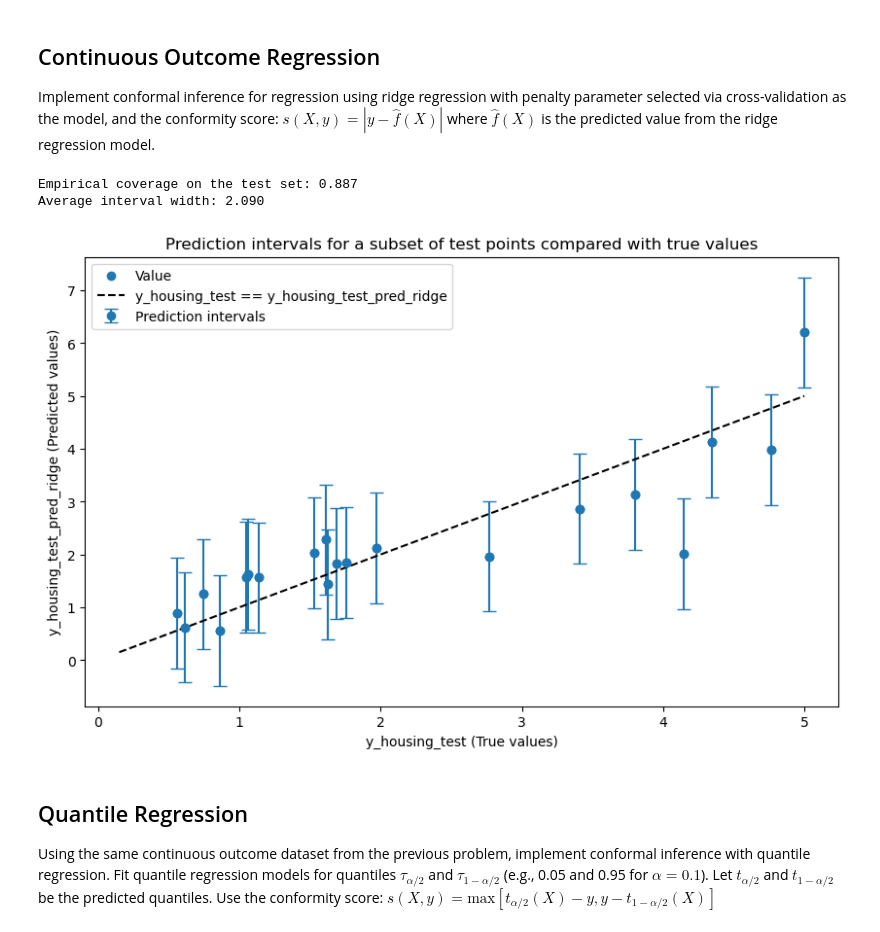
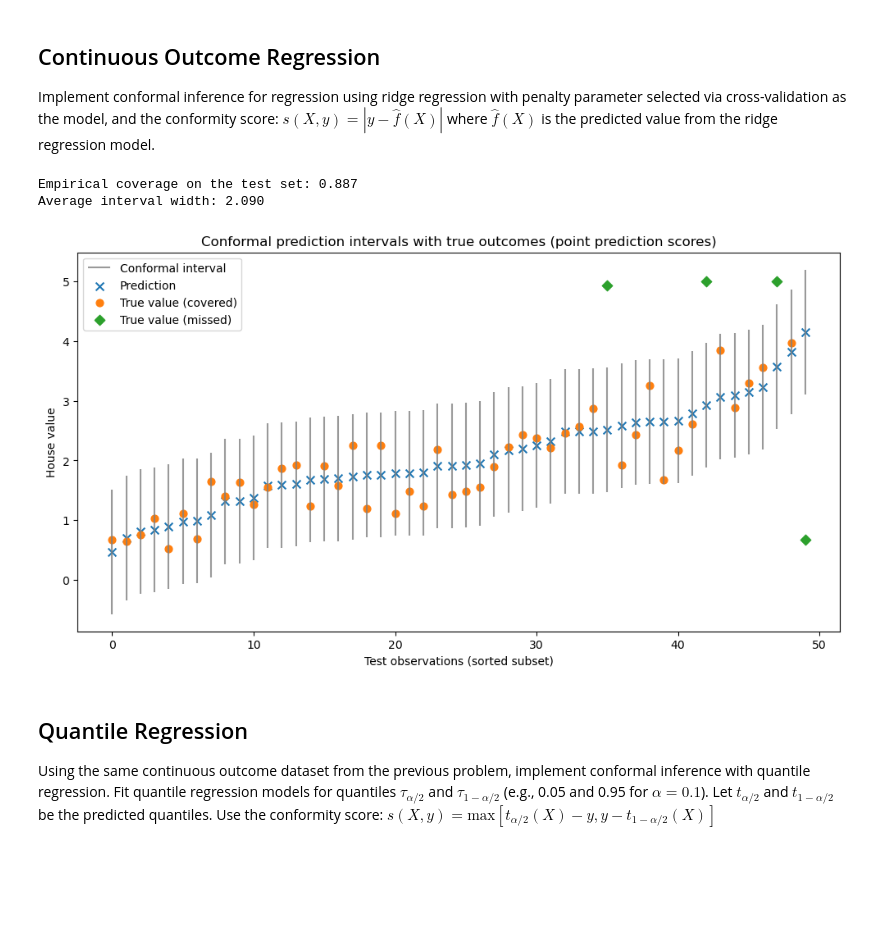
Before and after one commit to emilyfu1/assignments_ML, a Jupyter notebook: EmilyFu_A3.ipynb, the cells around one changed output. Saved outputs shown, nothing was run; the diff lists cells and outputs as text; code cells hidden in the pictures; blank space fills up the shorter version.

```diff
--- a/EmilyFu_A3.ipynb
+++ b/EmilyFu_A3.ipynb
@@ -219,25 +220,47 @@ print(f'Empirical coverage on the test set: {coverage_ridge:.3f}')
 interval_widths_ridge = upper_ridge - lower_ridge
 avg_interval_width_ridge = np.mean(interval_widths_ridge)
 print(f'Average interval width: {avg_interval_width_ridge:.3f}')
-
-# and plot prediction intervals for a subset of test points compared with true values.
-plt.figure(figsize=(10, 6))
-plt.scatter(y_housing_test[subset_indices], y_housing_test_pred_ridge[subset_indices], label='Value')
-plt.errorbar(y_housing_test[subset_indices], y_housing_test_pred_ridge[subset_indices],
-             yerr=[y_housing_test_pred_ridge[subset_indices] - lower_ridge[subset_indices],
-                    upper_ridge[subset_indices] - y_housing_test_pred_ridge[subset_indices]],
-             fmt='o', capsize=5, label='Prediction intervals')
-plt.plot([y_housing_test.min(), y_housing_test.max()], [y_housing_test.min(), y_housing_test.max()], 'k--',
-         label='y_housing_test == y_housing_test_pred_ridge')
-plt.xlabel('y_housing_test (True values)')
-plt.ylabel('y_housing_test_pred_ridge (Predicted values)')
-plt.title('Prediction intervals for a subset of test points compared with true values')
-plt.legend()
-plt.show()
 # %% [output]
 Empirical coverage on the test set: 0.887
 Average interval width: 2.090
-[figure, removed]
+# %%
+# and plot prediction intervals for a subset of test points compared with true values.
+
+# extract values
+y_true_sub = y_housing_test[subset_idx]
+y_pred_sub = y_housing_test_pred_ridge[subset_idx]
+lower_sub = lower_ridge[subset_idx]
+upper_sub = upper_ridge[subset_idx]
+
+# sort values by predicted value for visualisaiton
+order = np.argsort(y_pred_sub)
+y_true_sub = y_true_sub[order]
+y_pred_sub = y_pred_sub[order]
+lower_sub = lower_sub[order]
+upper_sub = upper_sub[order]
+
+x = np.arange(n_plot)
+
+plt.figure(figsize=(12, 6))
+
+# interval as vertical lines
+plt.vlines(x, lower_sub, upper_sub, color='gray', alpha=0.8, label='Conformal interval')
+
+# predicted value
+plt.scatter(x, y_pred_sub, marker='x', s=50, label='Prediction')
+
+# true value
+covered = (y_true_sub >= lower_sub) & (y_true_sub <= upper_sub)
+plt.scatter(x[covered], y_true_sub[covered], s=40, label='True value (covered)')
+plt.scatter(x[~covered], y_true_sub[~covered], s=40, marker='D', label='True value (missed)')
+
+plt.xlabel('Test observations (sorted subset)')
+plt.ylabel('House value')
+plt.title('Conformal prediction intervals with true outcomes (point prediction scores)')
+plt.legend(loc='upper left')
+plt.show()
+# %% [output]
+[figure, added]
 # %% [markdown]
 ## Quantile Regression
 
```
Also changed, not shown: parts of 5 cells of this notebook.
